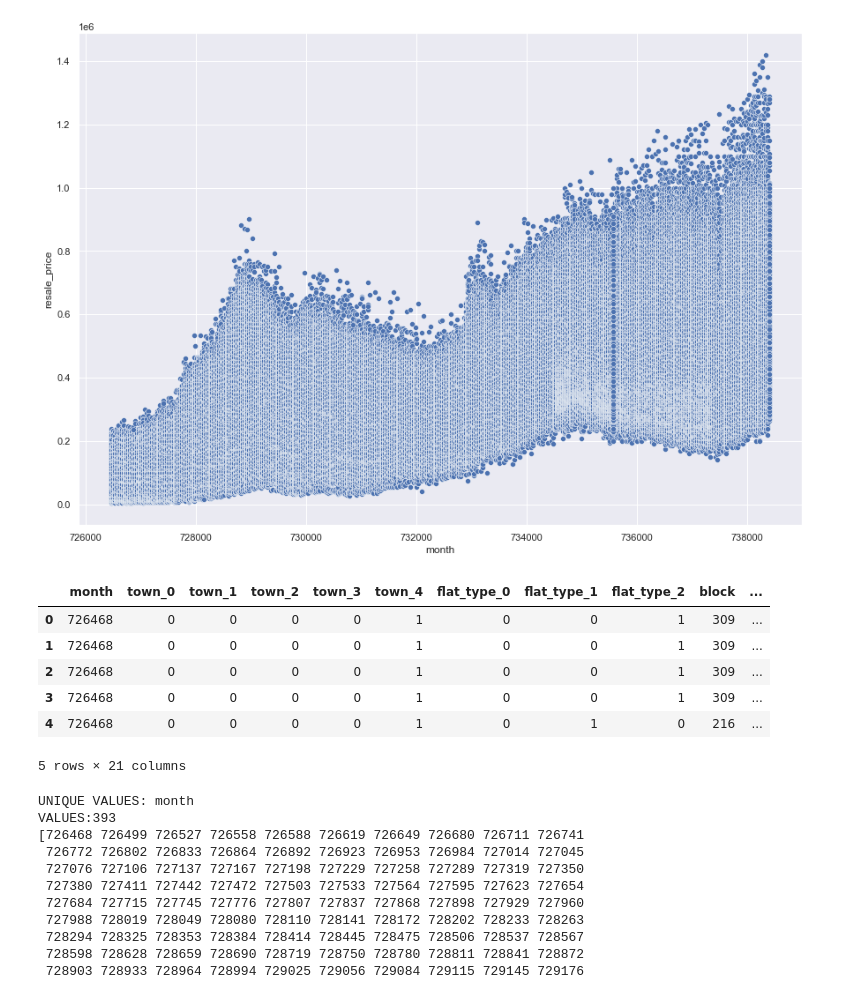
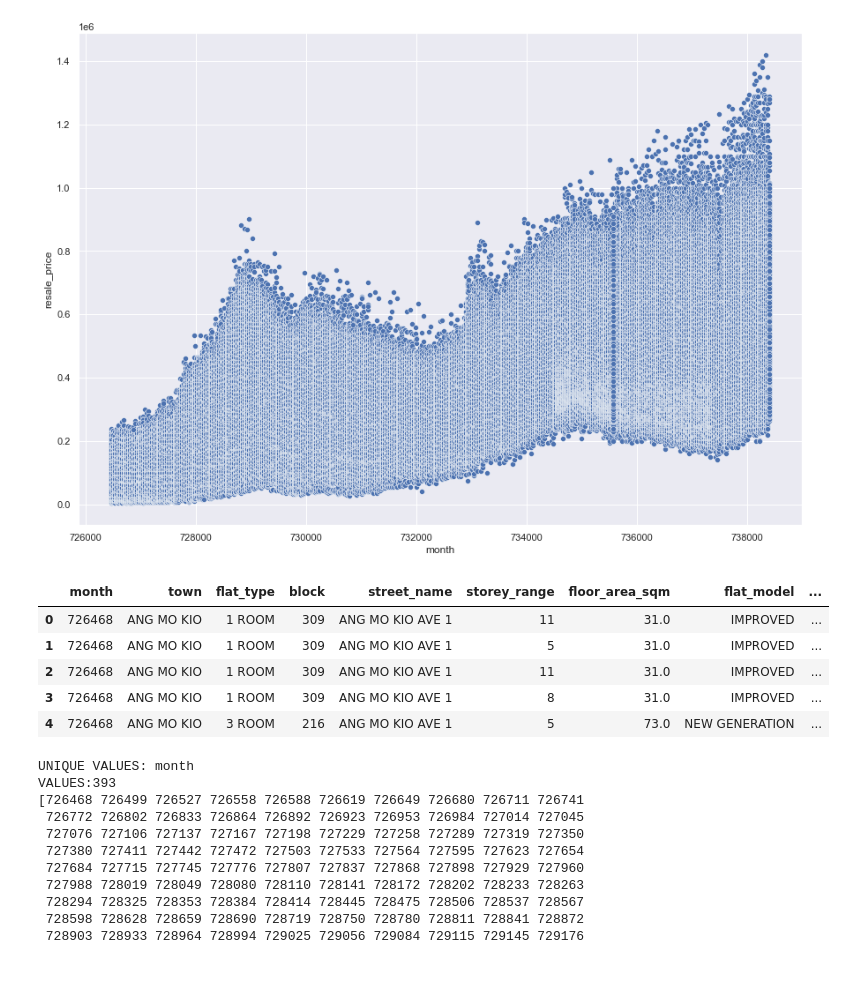
Before and after one commit to tjl081/1002_project, a Jupyter notebook: ml_files/test_regression.ipynb, the cells around one changed output. Saved outputs shown, nothing was run; the diff lists cells and outputs as text; code cells hidden in the pictures.

```diff
--- a/ml_files/test_regression.ipynb
+++ b/ml_files/test_regression.ipynb
@@ -264,25 +264,29 @@ sns.scatterplot(data=transformed_df, x="month", y="resale_price")
 # %%
 # encode cetegorical data: town, flat type and flat model
 
 
 
 # either binary or base-n, depending on how many extra columns you need to show categorical data
-ce_town = ce.BinaryEncoder(cols=['town'])
-ce_flat_type = ce.BinaryEncoder(cols=['flat_type'])
-ce_flat_model = ce.BinaryEncoder(cols=['flat_model'])
+encode_columns = ['town', 'flat_type', 'flat_model']
+data_encoder = ce.BinaryEncoder(cols=encode_columns)
 
-transformed_df = ce_town.fit_transform(df)
-transformed_df = ce_flat_type.fit_transform(transformed_df)
-transformed_df = ce_flat_model.fit_transform(transformed_df)
-transformed_df.head()
+# ce_town = ce.BinaryEncoder(cols=['town'])
+# ce_flat_type = ce.BinaryEncoder(cols=['flat_type'])
+# ce_flat_model = ce.BinaryEncoder(cols=['flat_model'])
+# transformed_df = ce_town.fit_transform(df)
+# transformed_df = ce_flat_type.fit_transform(transformed_df)
+# transformed_df = ce_flat_model.fit_transform(transformed_df)
+
+transformed_df = data_encoder.fit_transform(df)
+
+df.head(5)
 # %% [output]
-|  | month | town_0 | town_1 | town_2 | town_3 | town_4 | flat_type_0 | flat_type_1 | flat_type_2 | block | ... |
-| 0 | 726468 | 0 | 0 | 0 | 0 | 1 | 0 | 0 | 1 | 309 | ... |
-| 1 | 726468 | 0 | 0 | 0 | 0 | 1 | 0 | 0 | 1 | 309 | ... |
-| 2 | 726468 | 0 | 0 | 0 | 0 | 1 | 0 | 0 | 1 | 309 | ... |
-| 3 | 726468 | 0 | 0 | 0 | 0 | 1 | 0 | 0 | 1 | 309 | ... |
-| 4 | 726468 | 0 | 0 | 0 | 0 | 1 | 0 | 1 | 0 | 216 | ... |
+|  | month | town | flat_type | block | street_name | storey_range | floor_area_sqm | flat_model | ... |
+| 0 | 726468 | ANG MO KIO | 1 ROOM | 309 | ANG MO KIO AVE 1 | 11 | 31.0 | IMPROVED | ... |
+| 1 | 726468 | ANG MO KIO | 1 ROOM | 309 | ANG MO KIO AVE 1 | 5 | 31.0 | IMPROVED | ... |
+| 2 | 726468 | ANG MO KIO | 1 ROOM | 309 | ANG MO KIO AVE 1 | 11 | 31.0 | IMPROVED | ... |
+| 3 | 726468 | ANG MO KIO | 1 ROOM | 309 | ANG MO KIO AVE 1 | 8 | 31.0 | IMPROVED | ... |
+| 4 | 726468 | ANG MO KIO | 3 ROOM | 216 | ANG MO KIO AVE 1 | 5 | 73.0 | NEW GENERATION | ... |
-5 rows × 21 columns
 # %%
 # #standardise remaining_lease value
 # for index, row in df.loc[df['remaining_lease'].isna()].iterrows():
```
Also changed, not shown: parts of 4 cells of this notebook, 4 other files.
